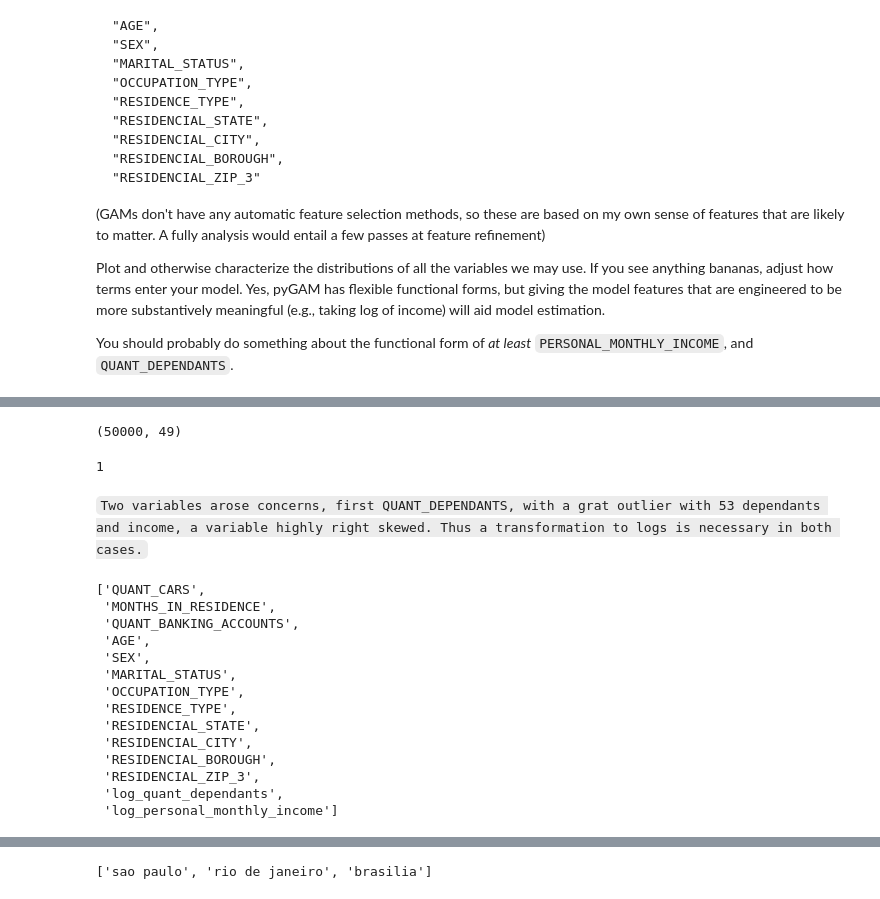
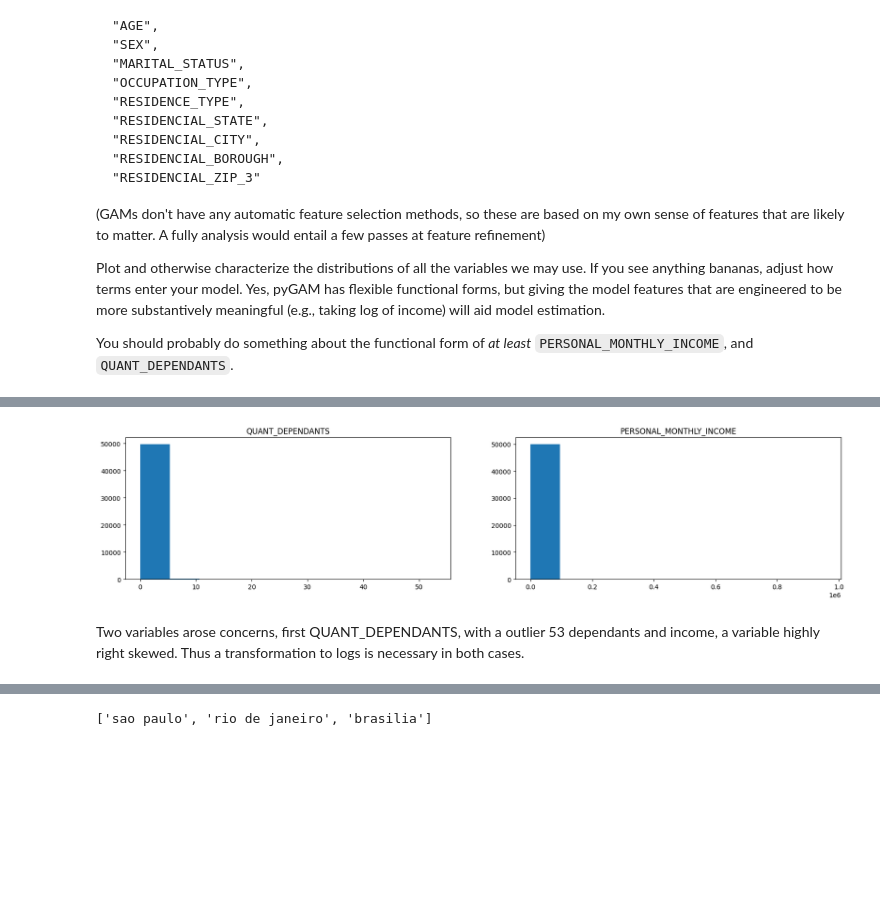
Before and after one commit to AliciaXia222/IDS701_Exercise2, a Jupyter notebook: exercise_interpretable.ipynb, the cells around one changed output, grey strips where cells are left out. Cells and saved outputs as stored; diff of their text form; code cells hidden in the pictures; blank space fills up the shorter version.

````diff
--- a/exercise_interpretable.ipynb
+++ b/exercise_interpretable.ipynb
@@ -132,7 +165,0 @@ data[variables].describe()
-# %%
-print(data.shape)
-
-np.sum(data["QUANT_DEPENDANTS"] > 20)
-# %% [output]
-(50000, 49)
-1
@@ -139,5 +194,17 @@ np.sum(data["QUANT_DEPENDANTS"] > 20)
+# %%
+# Create a figure and a set of subplots
+fig, axs = plt.subplots(1, 2, figsize=(20, 4))  # 1row 2columns
+# draw a histogram of QUANT_DEPENDANTS in the first subplot
+axs[0].hist(data["QUANT_DEPENDANTS"])
+axs[0].set_title("QUANT_DEPENDANTS")
+# draw a histogram of PERSONAL_MONTHLY_INCOME in the second subplot
+axs[1].hist(data["PERSONAL_MONTHLY_INCOME"])
+axs[1].set_title("PERSONAL_MONTHLY_INCOME")
+plt.show()
+# %% [output]
+[figure, added]
 # %% [markdown]
-```Two variables arose concerns, first QUANT_DEPENDANTS, with a grat outlier with 53 dependants and income, a variable highly right skewed. Thus a transformation to logs is necessary in both cases.```
+Two variables arose concerns, first QUANT_DEPENDANTS, with a outlier 53 dependants and income, a variable highly right skewed. Thus a transformation to logs is necessary in both cases.
 # %%
 data["log_quant_dependants"] = np.log(data["QUANT_DEPENDANTS"] + 1e-10)
 variables.append("log_quant_dependants")
@@ -146,20 +213,3 @@ variables.remove("QUANT_DEPENDANTS")
 data["log_personal_monthly_income"] = np.log(data["PERSONAL_MONTHLY_INCOME"] + 1e-10)
 variables.append("log_personal_monthly_income")
 variables.remove("PERSONAL_MONTHLY_INCOME")
-# %%
-variables
-# %% [output]
-['QUANT_CARS',
- 'MONTHS_IN_RESIDENCE',
- 'QUANT_BANKING_ACCOUNTS',
- 'AGE',
- 'SEX',
- 'MARITAL_STATUS',
- 'OCCUPATION_TYPE',
- 'RESIDENCE_TYPE',
- 'RESIDENCIAL_STATE',
- 'RESIDENCIAL_CITY',
- 'RESIDENCIAL_BOROUGH',
- 'RESIDENCIAL_ZIP_3',
- 'log_quant_dependants',
- 'log_personal_monthly_income']
````
Also changed, not shown: parts of 47 cells of this notebook, 4 other files.
